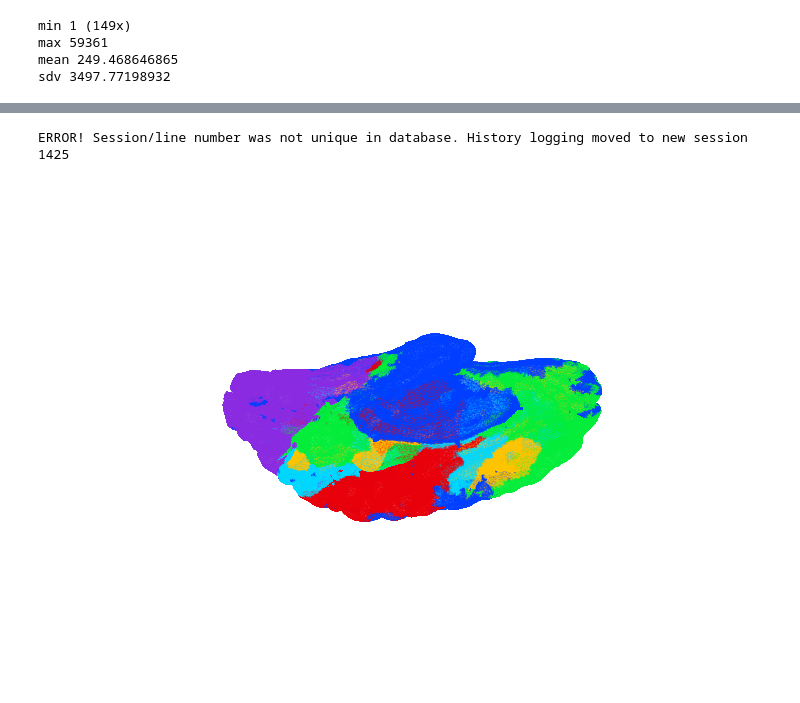
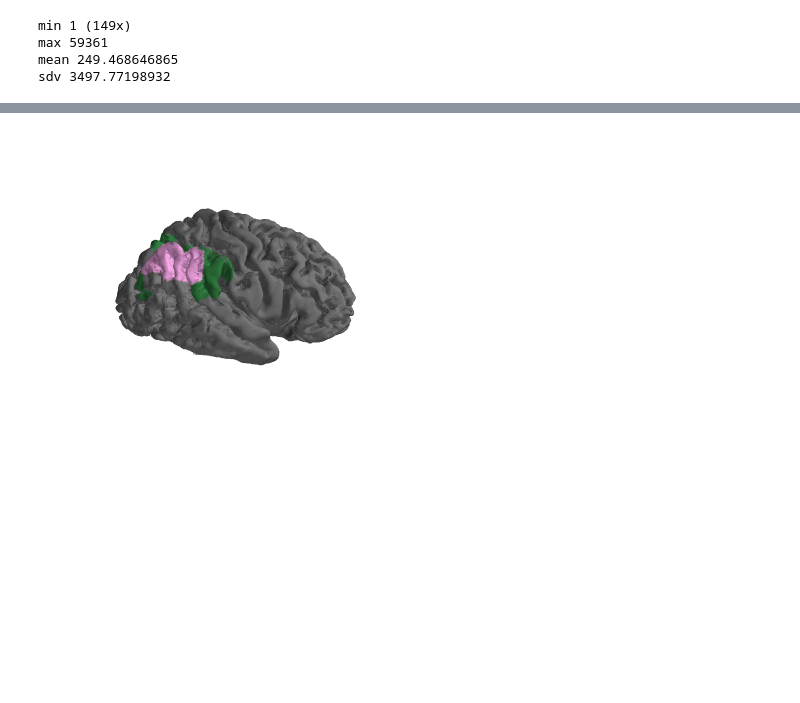
Before and after one commit to juhuntenburg/myelinconnect, a Jupyter notebook: notebooks/Networkx for meshes.ipynb, the cells around one changed output, grey strips where cells are left out. Cells and saved outputs as stored; diff of their text form; code cells hidden in the pictures; blank space fills up the shorter version.

```diff
--- a/notebooks/Networkx for meshes.ipynb
+++ b/notebooks/Networkx for meshes.ipynb
@@ -119,8 +170,0 @@ labels = tuple(labels)
-# %%
-sns.set_style('white')
-sns.set_context('poster')
-# %%
-plot_clust = plot_surf_label(v, f, labels=labels) #, bg_map=sulc, bg_on_labels=True)
-# %% [output]
-ERROR! Session/line number was not unique in database. History logging moved to new session 1425
-[figure, removed]
@@ -126,0 +183,4 @@ ERROR! Session/line number was not unique in database. History logging moved to
+# %%
+Image(filename='/home/raid3/huntenburg/networkx/adjacent_subcluster_5141_lat.png')
+# %% [output]
+[figure, added]
```
Also changed, not shown: parts of 23 cells of this notebook.
